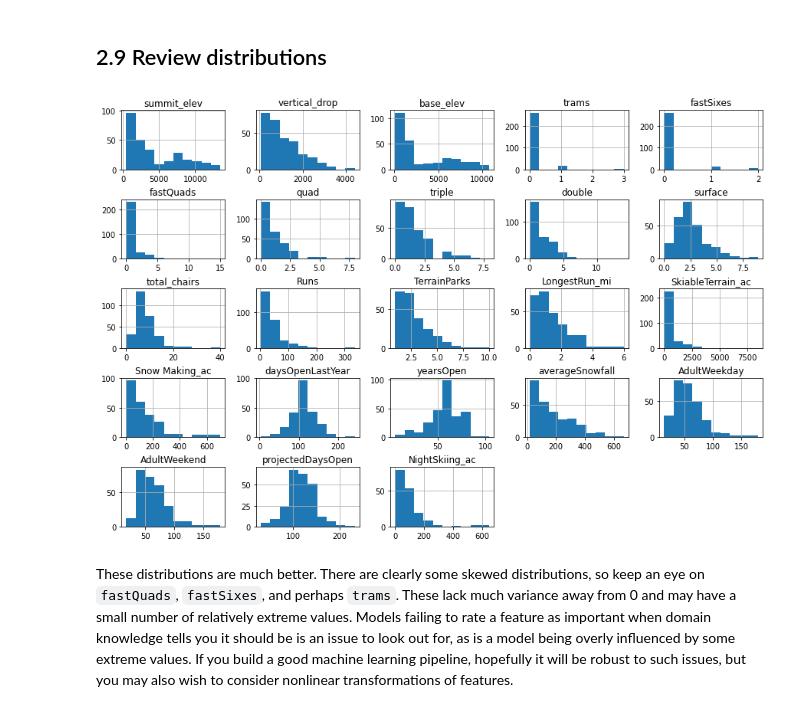
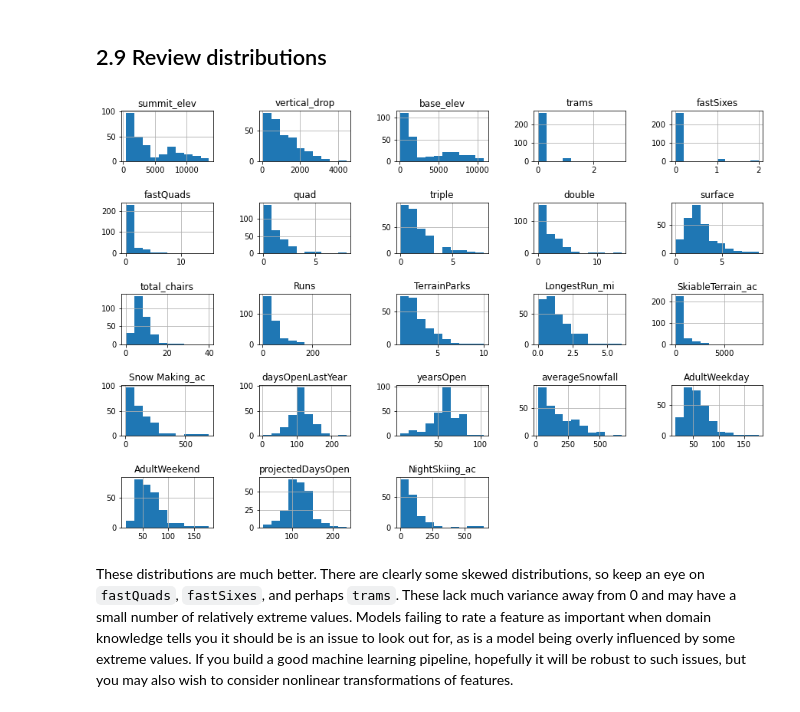
Before and after one commit to Eddy12321/DataScienceGuidedCapstone, a Jupyter notebook: Notebooks/02_data_wrangling.ipynb, the cells around one changed output. Drawn from its saved outputs; the diff is of its cells as text; code cells hidden in the pictures.

```diff
--- a/Notebooks/02_data_wrangling.ipynb
+++ b/Notebooks/02_data_wrangling.ipynb
@@ -760,9 +760,9 @@ ski_data = ski_data[missing_price != 2]
 ## 2.9 Review distributions<a id='2.9_Review_distributions'></a>
 # %%
 ski_data.hist(figsize=(15, 10))
-plt.subplots_adjust(hspace=0.5);
+plt.subplots_adjust(hspace=0.8, wspace = 0.5);
 # %% [output]
-[figure, old version]
+[figure, new version]
 # %% [markdown]
 These distributions are much better. There are clearly some skewed distributions, so keep an eye on `fastQuads`, `fastSixes`, and perhaps `trams`. These lack much variance away from 0 and may have a small number of relatively extreme values.  Models failing to rate a feature as important when domain knowledge tells you it should be is an issue to look out for, as is a model being overly influenced by some extreme values. If you build a good machine learning pipeline, hopefully it will be robust to such issues, but you may also wish to consider nonlinear transformations of features.
 # %% [markdown]
```
Also changed, not shown: parts of 16 cells of this notebook, 2 other files.
